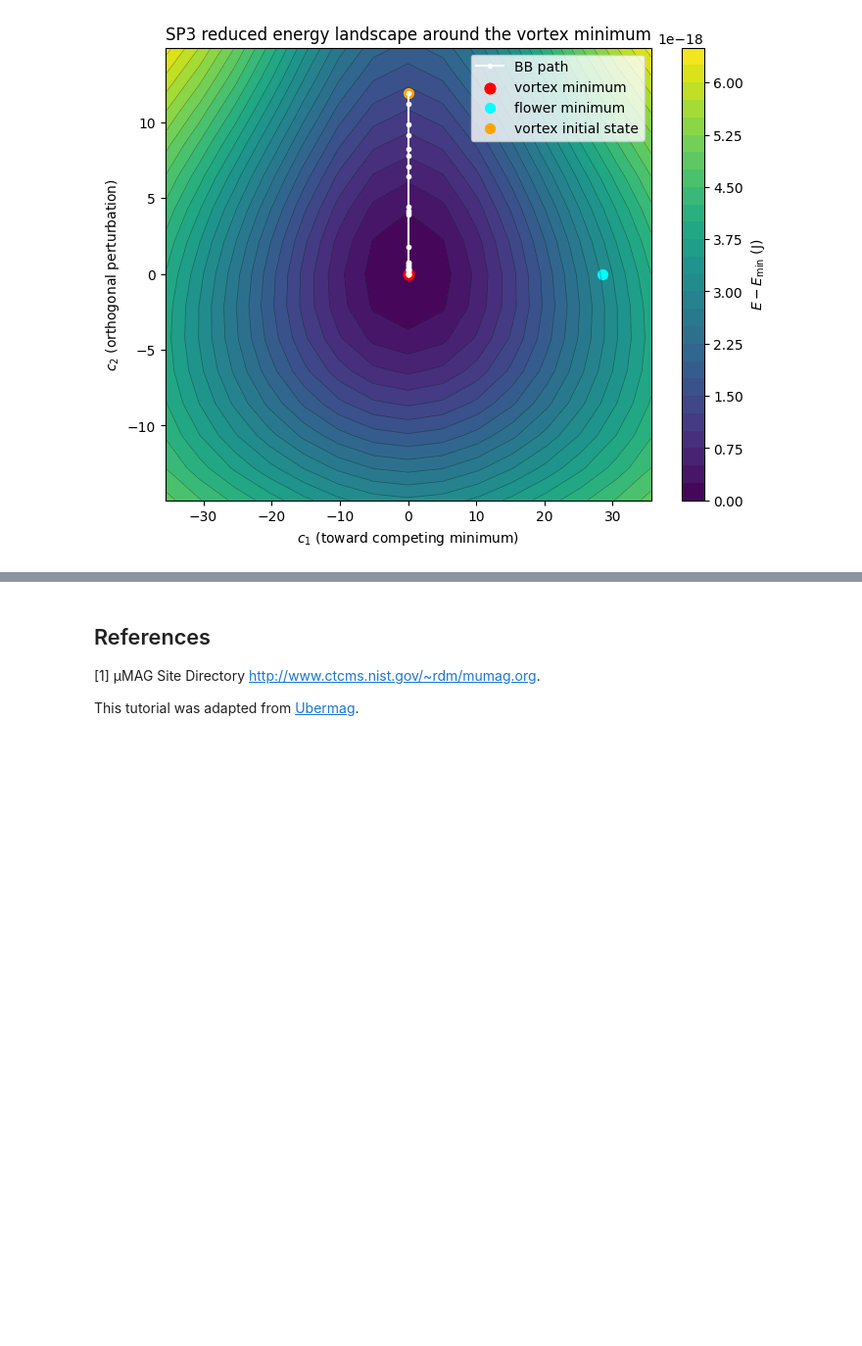
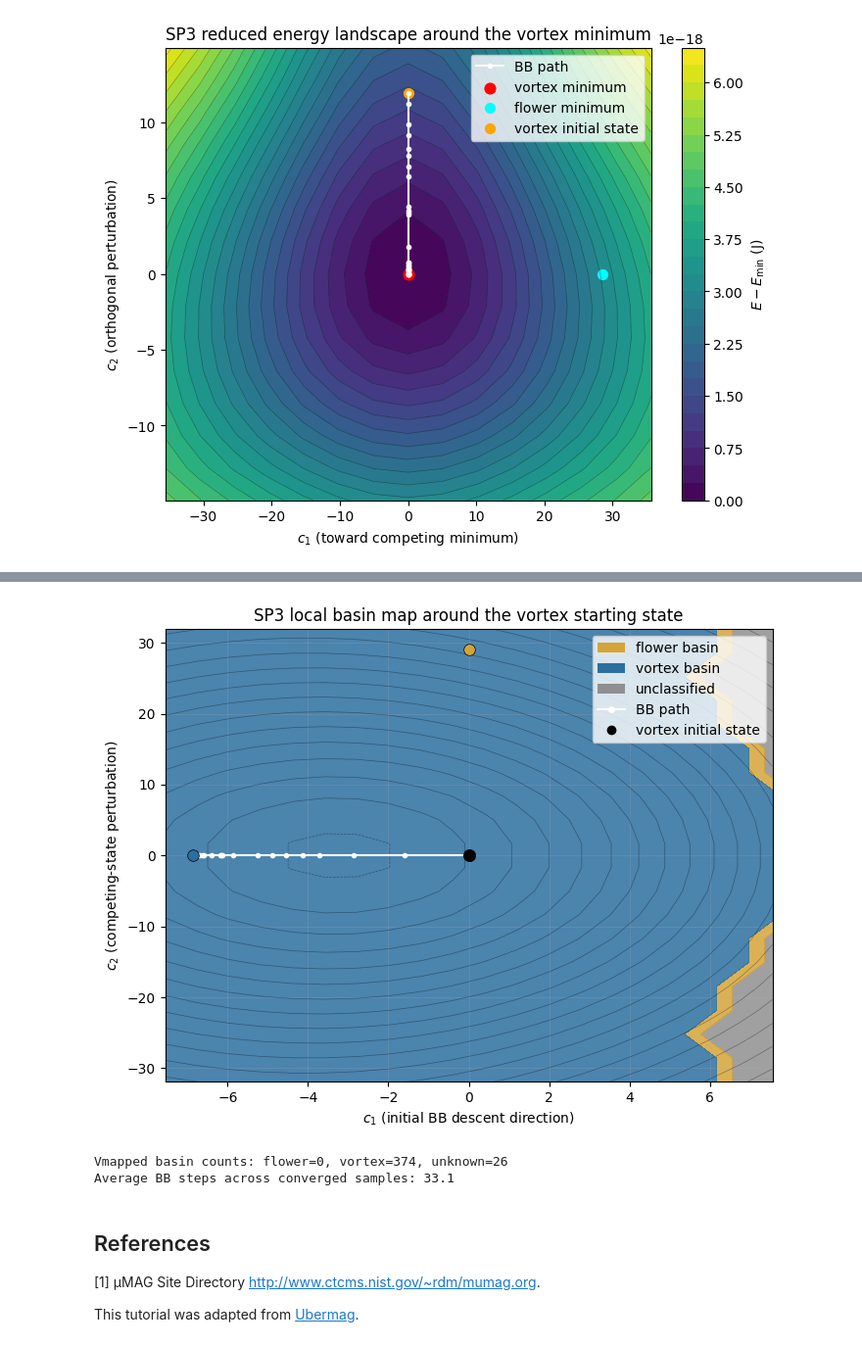
Before and after one commit to DavidLanders95/NeuralMagFork, a Jupyter notebook: docs/examples/standard-problem-3.ipynb, the cells around one changed output, grey strips where cells are left out. Shown at 98% size. Drawn from its saved outputs; the diff is of its cells as text; code cells hidden in the pictures; blank space fills up the shorter version.

Commit message:
Added energy minimisation

```diff
--- a/docs/examples/standard-problem-3.ipynb
+++ b/docs/examples/standard-problem-3.ipynb
@@ -598,0 +829,19 @@ landscape_flower = plot_energy_landscape(
+# %%
+basin_map_vortex = plot_basin_map(
+    L=8.4,
+    start="vortex",
+    grid_size=20,
+    max_iter=40,
+    chunk_size=100,
+    show_energy_contours=True,
+)
+
+converged_steps = basin_map_vortex["n_iter"][basin_map_vortex["converged"]]
+print(
+    "Vmapped basin counts: " + ", ".join(
+        f"{name}={value}" for name, value in basin_map_vortex["counts"].items()
+    )
+)
+if converged_steps.size:
+    print(f"Average BB steps across converged samples: {converged_steps.mean():.1f}")
+# %% [output]
@@ -599,3 +865,6 @@ landscape_flower = plot_energy_landscape(
+[figure, added]
+Vmapped basin counts: flower=0, vortex=374, unknown=26
+Average BB steps across converged samples: 33.1
 # %% [markdown]
 ## References
 
```
Also changed, not shown: parts of 4 cells of this notebook, 2 other files.
